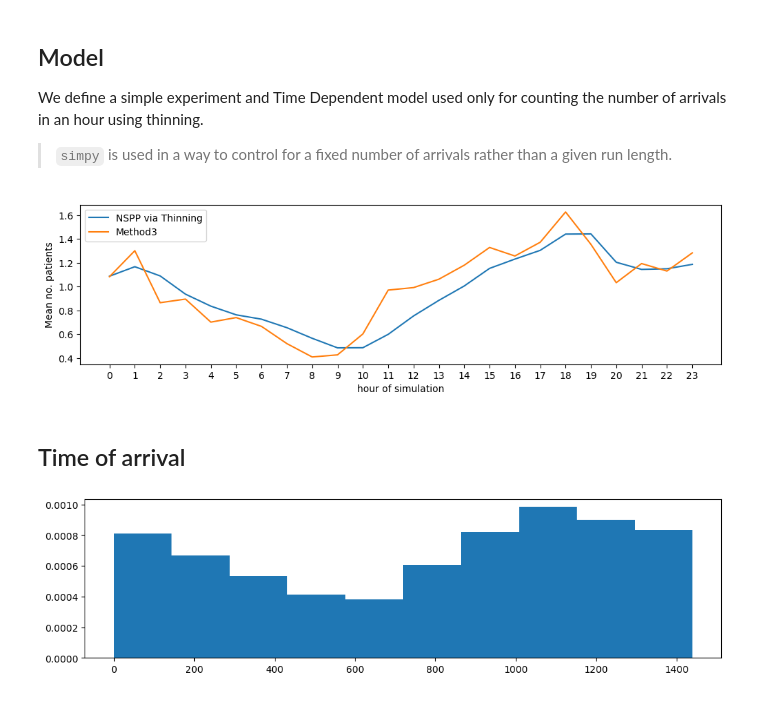
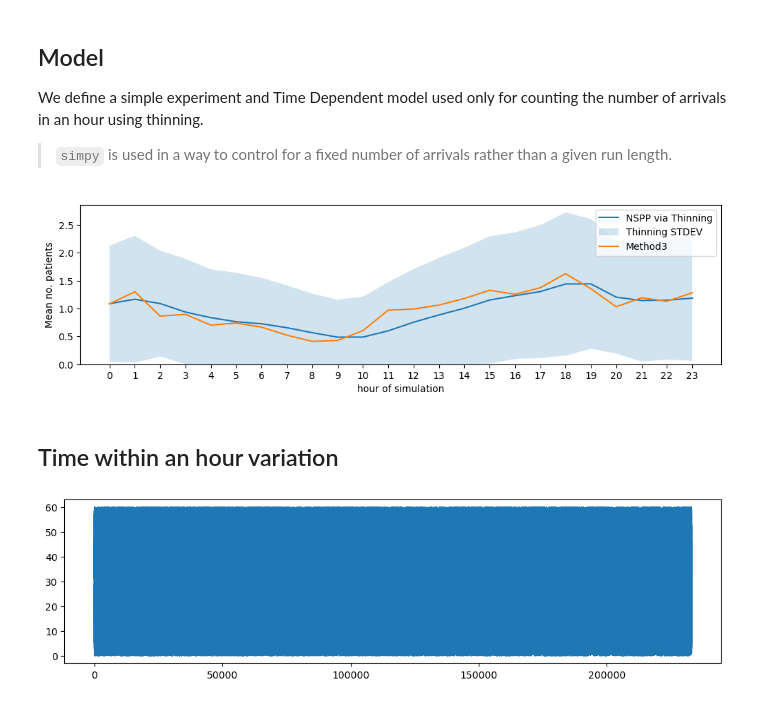
Before and after one commit to TomMonks/ccu_arrivals, a Jupyter notebook: notebooks/02_applied/02_thinning_ccu.ipynb, the cells around one changed output. Saved outputs shown, nothing was run; the diff lists cells and outputs as text; code cells hidden in the pictures.

Commit message:
feat(ccu): standard error added to thinning plot

```diff
--- a/notebooks/02_applied/02_thinning_ccu.ipynb
+++ b/notebooks/02_applied/02_thinning_ccu.ipynb
@@ -182,31 +182,42 @@ experiment = Experiment(ccu_arrival_profile_week)
 hr_results, arrival_times = multiple_replications(experiment, run_length=1440, n_reps=10_000)
 # %%
 hour_means = hr_results.mean(axis=0)
+hour_sd = hr_results.std(axis=0)
+
+upper = hour_means + hour_sd
+lower = hour_means - hour_sd
+lower[lower < 0] = 0
 
 # visualise
 fig = plt.figure(figsize=(12,3))
 ax = fig.add_subplot()
 
+
+x_values = np.arange(0, ccu_arrival_profile_week.shape[0])
+
 # plot in this case returns a 2D line plot object
 _ = ax.plot(hour_means, label="NSPP via Thinning")
+_ = ax.fill_between(x_values, lower, upper, alpha=0.2, label='Thinning STDEV')
 
 # read in mthod 3
 method3 = pd.read_csv("./ccu_method3.csv")
 _ = ax.plot(method3, label="Method3")
 
 _ = ax.legend()
+_ = ax.set_ylim(0, )
 _ = ax.set_ylabel("Mean no. patients")
 _ = ax.set_xlabel("hour of simulation")
 _ = plt.xticks(np.arange(0, ccu_arrival_profile_week.shape[0]))
 # %% [output]
-[figure, old version]
+[figure, new version]
-# %% [markdown]
-## Time of arrival
+# %% [markdown]
+## Time within an hour variation
 # %%
 # visualise
+
 fig = plt.figure(figsize=(12,3))
 ax = fig.add_subplot()
 
-_ = ax.hist(arrival_times, label="NSPP via Thinning")
+_ = ax.plot(arrival_times % 60.0)
 # %% [output]
-[figure, old version]
+[figure, new version]
```
